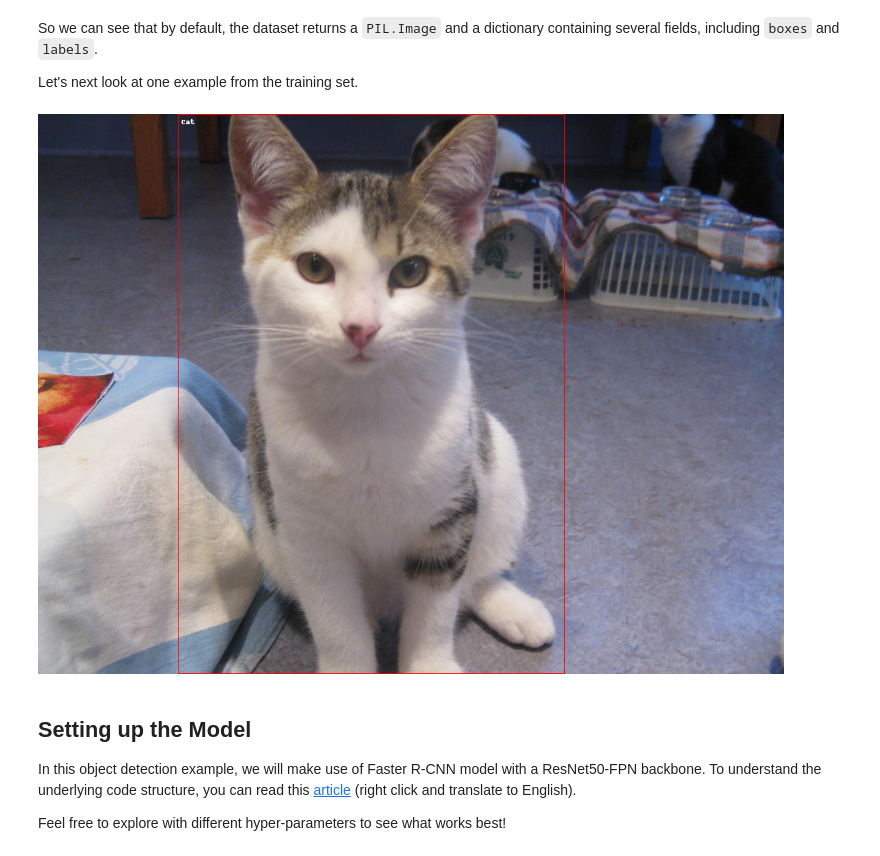
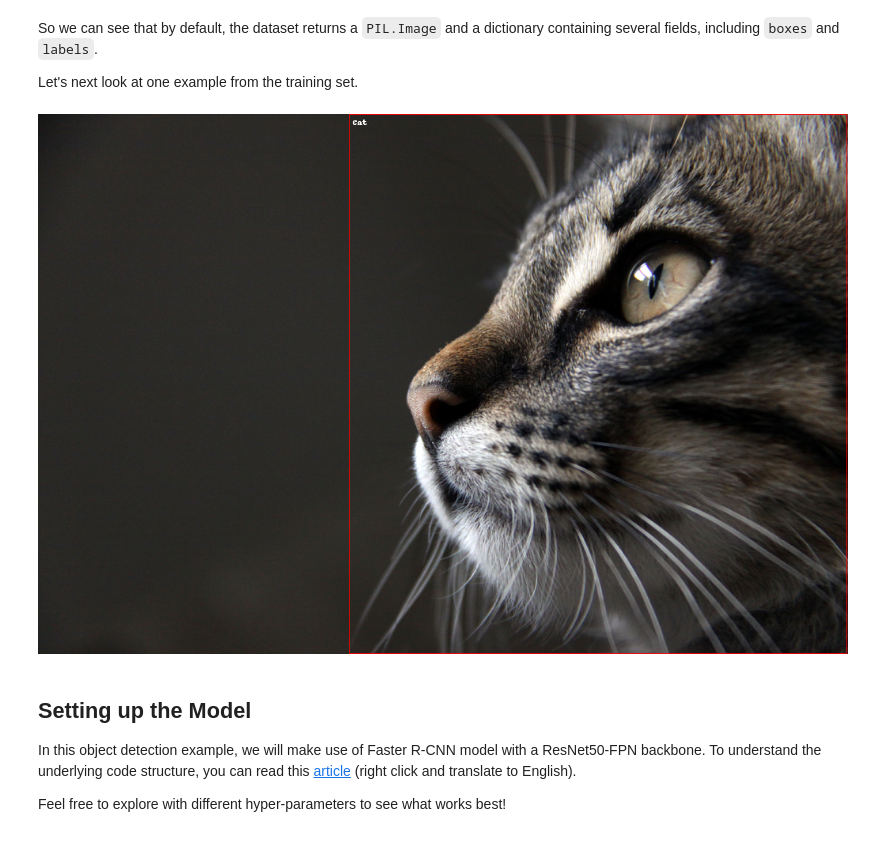
Before and after one commit to nicholasneo78/brainhack-til2021, a Jupyter notebook: Challenge 3 - Computer Vision/TIL21_C3_mia.ipynb, the cells around one changed output. Drawn from its saved outputs; the diff is of its cells as text; code cells hidden in the pictures.

Commit message:
Updated dataset used to include c1 hidden

```diff
--- a/Challenge 3 - Computer Vision/TIL21_C3_mia.ipynb
+++ b/Challenge 3 - Computer Vision/TIL21_C3_mia.ipynb
@@ -284,18 +260,18 @@ So we can see that by default, the dataset returns a `PIL.Image` and a dictionar
 
 Let's next look at one example from the training set.
 # %%
-source_img, img_annots = dataset[13]
+source_img, img_annots = dataset[7]
 draw = ImageDraw.Draw(source_img)
 for i in range(len(img_annots["boxes"])):
     x1, y1, x2, y2 = img_annots["boxes"][i]
     label = int(img_annots["labels"][i])
 
     draw.rectangle(((x1, y1), (x2, y2)), outline="red")
     text = f'{dataset.cat2name[label]}'
     draw.text((x1+5, y1+5), text)
 display(source_img)
 # %% [output]
-[figure, old version]
+[figure, new version]
 # %% [markdown]
 ## Setting up the Model
 
```
Also changed, not shown: parts of 13 cells of this notebook.
